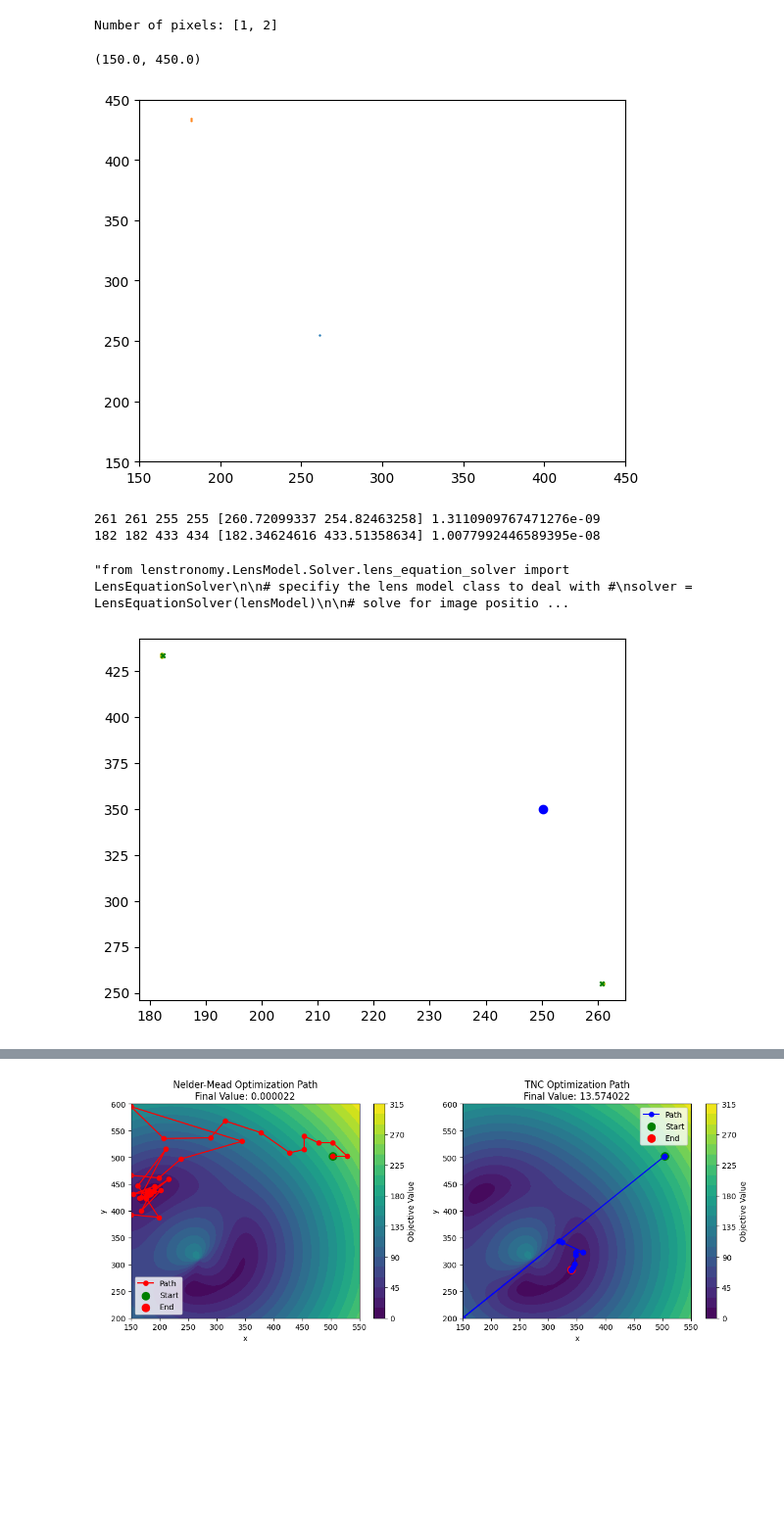
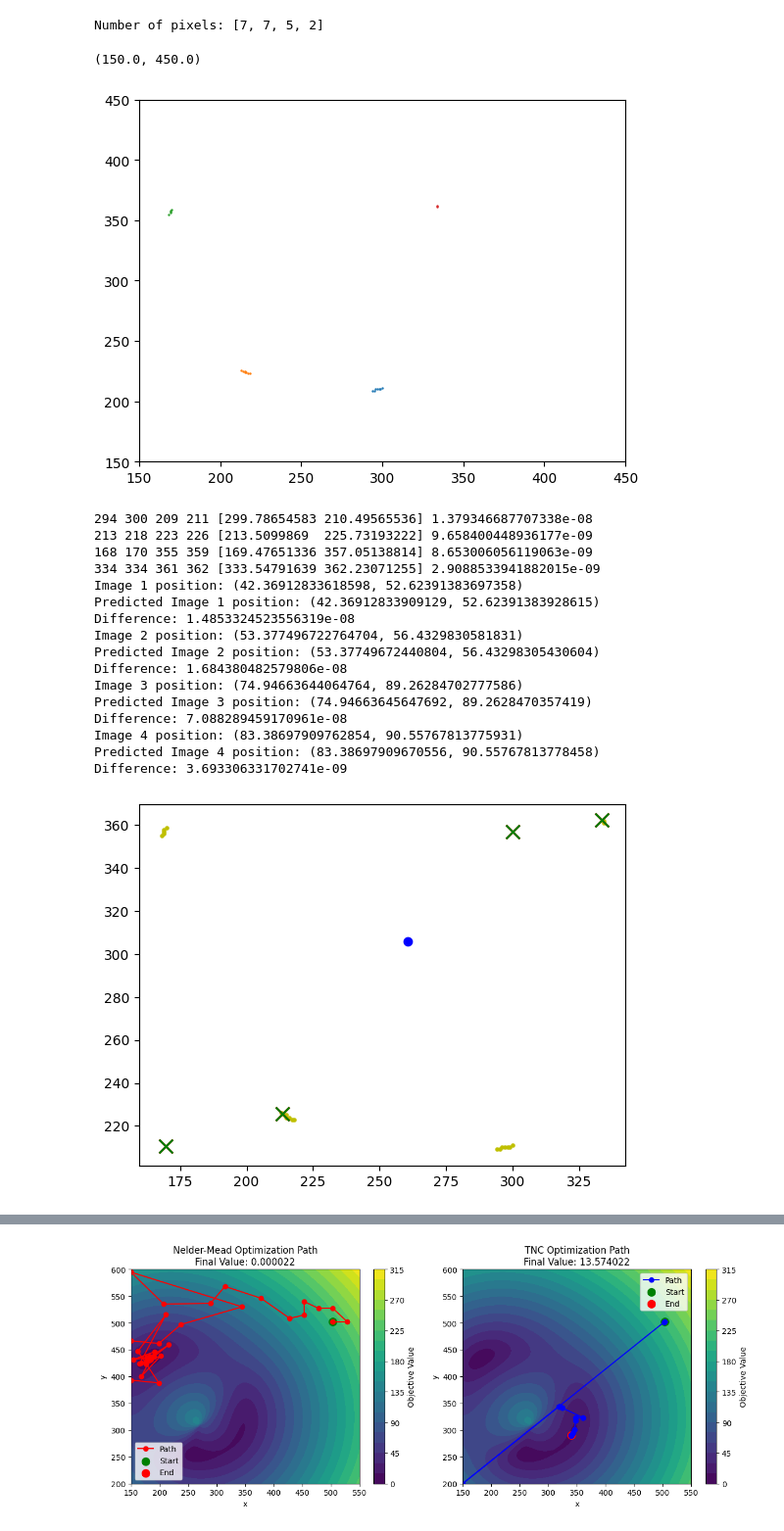
Before and after one commit to diceandcats/SURE-GW-lensing, a Jupyter notebook: Real stuffs/subpixel.ipynb, the cells around one changed output, grey strips where cells are left out. Shown at 98% size. Drawn from its saved outputs; the diff is of its cells as text; code cells hidden in the pictures; blank space fills up the shorter version.

```diff
--- a/Real stuffs/subpixel.ipynb
+++ b/Real stuffs/subpixel.ipynb
@@ -22,7 +22,7 @@ lens_model_list = ['SIE']
 lensModel = LensModel(lens_model_list=lens_model_list)
 
 # define parameter values of lens models #
-kwargs_sie = {'theta_E': 100, 'e1':0, 'e2':0.4, 'center_x': 270, 'center_y': 310}
+kwargs_sie = {'theta_E': 100, 'e1':0, 'e2':0.2, 'center_x': 270, 'center_y': 310}
 kwargs_lens = [kwargs_sie]
 
 # image plane coordinate #
@@ -55,6 +55,6 @@ plt.colorbar()
 # %%
 # Assuming alpha_y_2d and alpha_x_2d are defined and 'size' is known
-coord = (250.3,350.0)
+coord = (260.4,305.9)
 coord_x_r, coord_y_r = coord[0] % 1, coord[1] % 1
 y_round, x_round = round(coord[1]), round(coord[0])
 
@@ -114,9 +114,9 @@ print(f'Number of pixels: {[np.sum(len(images[i])) for i in range(0, len(images)
 plt.xlim(150,450)
 plt.ylim(150,450)
 # %% [output]
-Number of pixels: [1, 2]
+Number of pixels: [7, 7, 5, 2]
 (150.0, 450.0)
-[figure, old version]
+[figure, new version]
 # %%
 # src or img pos?
 def src_pos_test(img_guess, lensModel=lensModel):
@@ -127,31 +127,55 @@ def diff (img_guess):
 # %%
 # minimum distance between the source position and the guess source positions deflected by mutiple images
 # expect partition of the images and search for 1 sol for 1 image
 plt.scatter(coord[0], coord[1], c='b')
 plt.scatter([i[0] for i in coordinates], [i[1] for i in coordinates], c='y', s=5)
 # find maximum x and y coordinates of the image[i]
+img_pos_x = []
+img_pos_y = []
 for i in range(len(images)):
     x_max, x_min = np.max(images[i][:,0]), np.min(images[i][:,0])
     y_max, y_min = np.max(images[i][:,1]), np.min(images[i][:,1])
     img_guess = np.random.uniform(x_min, x_max), np.random.uniform(y_min, y_max)
     pos = minimize(diff, img_guess, bounds =[(x_min-1, x_max+1), (y_min-1, y_max+1)], method='L-BFGS-B', tol=1e-8) # the 1 is for wider boundary
     print(x_min, x_max, y_min, y_max, pos.x, diff(pos.x))
-    plt.scatter(pos.x[0], pos.x[1], c='g', s=10, marker='x')
+    #plt.scatter(pos.x[0], pos.x[1], c='g', s=10, marker='x')
+    img_pos_x.append(pos.x[0])
+    img_pos_y.append(pos.x[1])
 
 
-'''from lenstronomy.LensModel.Solver.lens_equation_solver import LensEquationSolver
+
+from lenstronomy.LensModel.Solver.lens_equation_solver import LensEquationSolver
 
 # specifiy the lens model class to deal with #
 solver = LensEquationSolver(lensModel)
-
+pixscale = 0.25
 # solve for image positions provided a lens model and the source position #
 img_x, img_y = solver.image_position_analytical(coord[0],coord[1], kwargs_lens)
-print(img_x, img_y)
-plt.scatter(img_x, img_y, c='r', s=100, marker='x')'''
+img_x, img_y = np.sort(img_x), np.sort(img_y)
+img_pos_x, img_pos_y = np.sort(img_pos_x), np.sort(img_pos_y)
+plt.scatter(img_x , img_y, c='r', s=100, marker='x')
+plt.scatter(img_pos_x, img_pos_y, c='g', s=100, marker='x')
+for i in range(len(img_x)):
+    print(f'Image {i+1} position: {img_x[i]* pixscale, img_y[i]* pixscale}')
+    print(f'Predicted Image {i+1} position: {img_pos_x[i]* pixscale, img_pos_y[i]* pixscale}')
+    print(f'Difference: {np.sqrt((img_x[i]-img_pos_x[i])**2 + (img_y[i]-img_pos_y[i])**2)}')
 # %% [output]
-261 261 255 255 [260.72099337 254.82463258] 1.3110909767471276e-09
-182 182 433 434 [182.34624616 433.51358634] 1.0077992446589395e-08
+294 300 209 211 [299.78654583 210.49565536] 1.379346687707338e-08
+213 218 223 226 [213.5099869  225.73193222] 9.658400448936177e-09
+168 170 355 359 [169.47651336 357.05138814] 8.653006056119063e-09
+334 334 361 362 [333.54791639 362.23071255] 2.9088533941882015e-09
+Image 1 position: (42.36912833618598, 52.62391383697358)
+Predicted Image 1 position: (42.36912833909129, 52.62391383928615)
+Difference: 1.4853324523556319e-08
+Image 2 position: (53.377496722764704, 56.4329830581831)
+Predicted Image 2 position: (53.37749672440804, 56.43298305430604)
+Difference: 1.684380482579806e-08
+Image 3 position: (74.94663644064764, 89.26284702777586)
+Predicted Image 3 position: (74.94663645647692, 89.2628470357419)
+Difference: 7.088289459170961e-08
+Image 4 position: (83.38697909762854, 90.55767813775931)
+Predicted Image 4 position: (83.38697909670556, 90.55767813778458)
+Difference: 3.693306331702741e-09
-"from lenstronomy.LensModel.Solver.lens_equation_solver import LensEquationSolver\n\n# specifiy the lens model class to deal with #\nsolver = LensEquationSolver(lensModel)\n\n# solve for image positio ...
-[figure, old version]
+[figure, new version]
 # %%
 # make a point source
```
Also changed, not shown: parts of 7 cells of this notebook, 3 other files.
